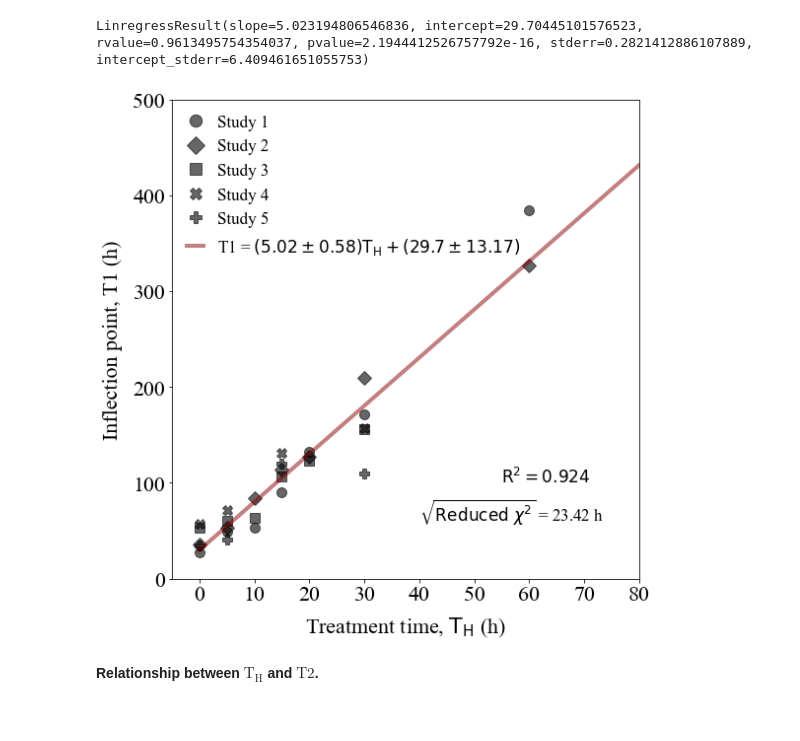
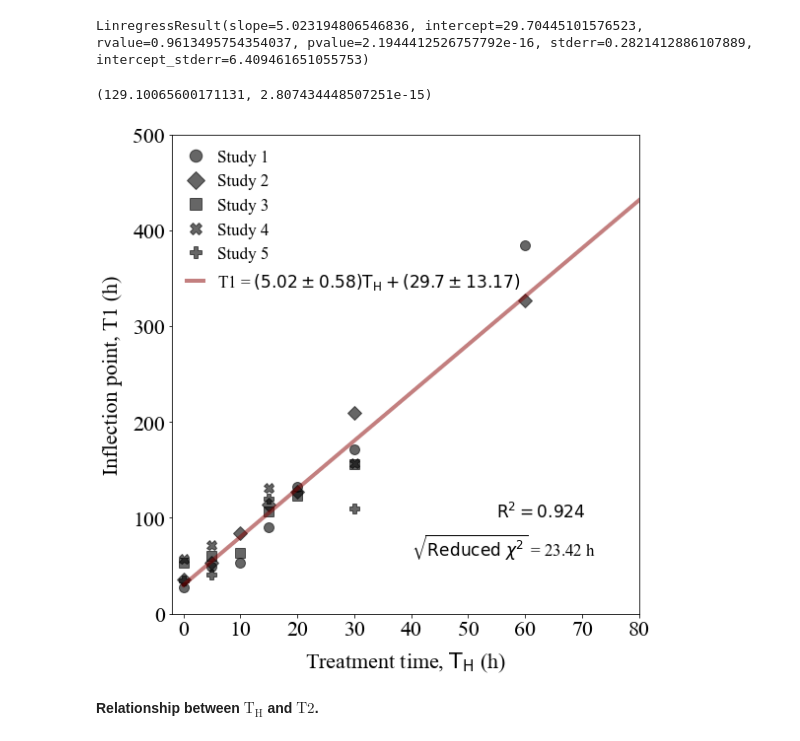
Before and after one commit to sarkar-s/ProVia, a Jupyter notebook: Plot_inflection_points.ipynb, the cells around one changed output. Cells and saved outputs as stored; diff of their text form; code cells hidden in the pictures.

```diff
--- a/Plot_inflection_points.ipynb
+++ b/Plot_inflection_points.ipynb
@@ -65,36 +65,43 @@ y = res.slope*x + res.intercept
 
 r_text = r'$\mathrm{R}^2 = ' + str(round(res.rvalue**2,3)) + '$'
 
-reduced_chi = functions.goodness_of_fit(inflection_points,'CT','T1',res.slope,res.intercept)
+reduced_chi = functions.reduced_chi_square(inflection_points,'CT','T1',res.slope,res.intercept)
+pearson_chi = functions.pearson_chi_square(inflection_points,'CT','T1',res.slope,res.intercept)
 
 reduced_chi_text = r'$\sqrt{\mathrm{Reduced} \; \chi^2}$ = '+str(round(reduced_chi,2))+' h'
+
+print(pearson_chi)
+# %% [output]
+(129.10065600171131, 2.807434448507251e-15)
 # %%
 fig, axs = plt.subplots(figsize=(8,8))
 
 rcParams['font.family'] = 'sans-serif'
 rcParams['font.sans-serif'] = ['Times New Roman']
 
 marker_list = {'Study1':'o','Study2':'D','Study3':'s','Study4':'X','Study5':'P'}
 
 for s in studies:
     labelname = s.replace('Study','Study ')
     plt.plot(inflection_points[s]['CT'],inflection_points[s]['T1'],marker=marker_list[s],ms=10,color='black',alpha=0.6,linewidth=0,label=labelname)
 
 plt.plot(x,y,linewidth=4,color='#880000',alpha=0.5,label=fitname)
 
 plt.text(55,100,r_text,fontsize=17)
 plt.text(40,60,reduced_chi_text,fontsize=17)
 
 plt.xticks(size=22)
 plt.yticks(size=22)
 plt.xlabel(r'Treatment time, $\mathrm{T_H}$ (h)',size=22,labelpad=10)
 plt.ylabel(r'Inflection point, T1 (h)',size=22,rotation=90,labelpad=10)
-plt.xlim(-5,80)
+plt.xlim(-2,80)
 plt.ylim(0,500)
 plt.legend(frameon=False,prop={'size': 17,'family':'Times New Roman'},markerscale=1.25,handlelength=1.0,loc='upper left')
 plt.tight_layout()
+
+plt.savefig('THT1.png',dpi=300)
 # %% [output]
-[figure, old version]
+[figure, new version]
 # %% [markdown]
 **Relationship between $\mathrm{T_H}$ and $\mathrm{T2}$.**
 # %%
```
Also changed, not shown: parts of 5 cells of this notebook, 8 other files.
